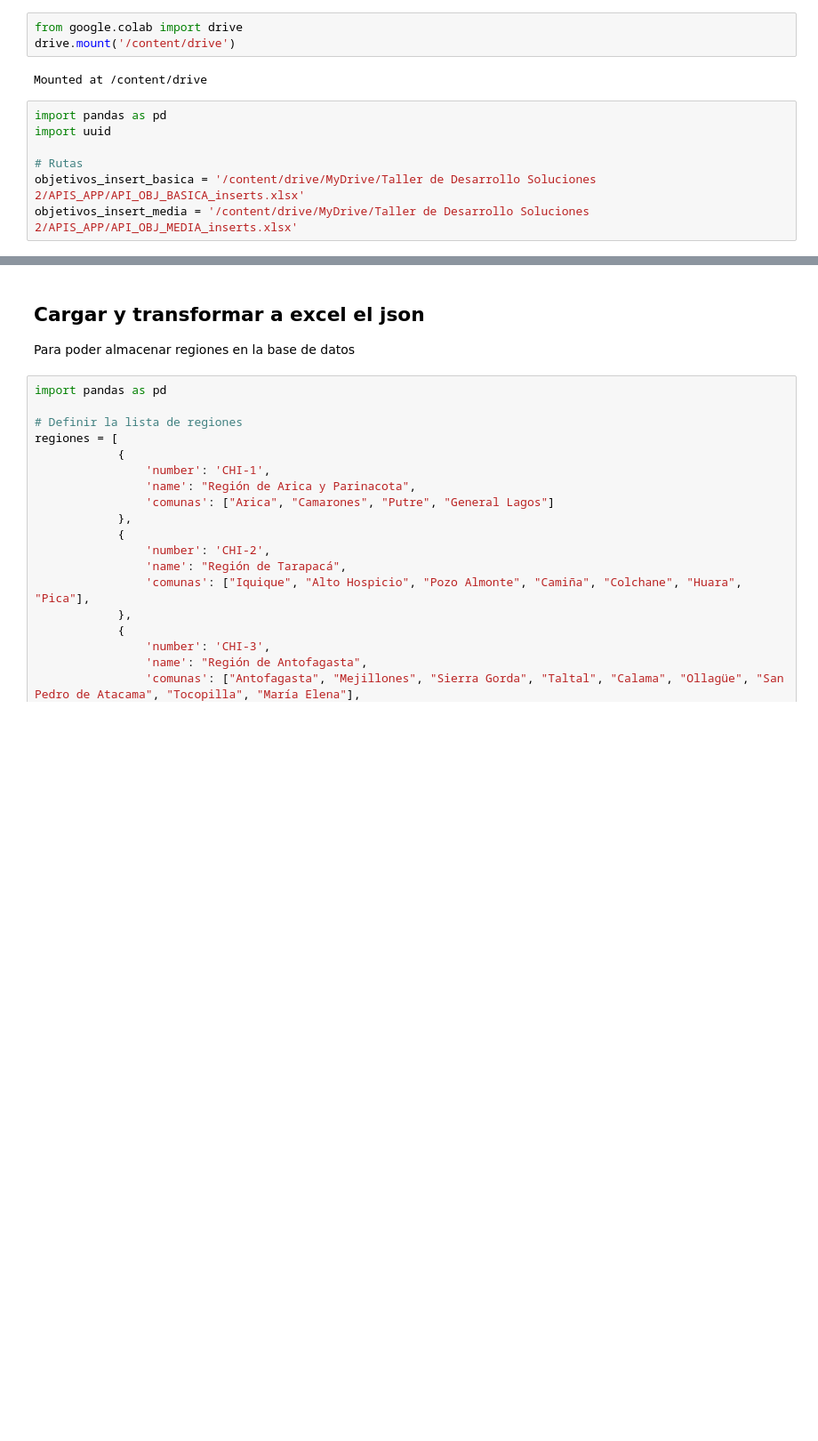
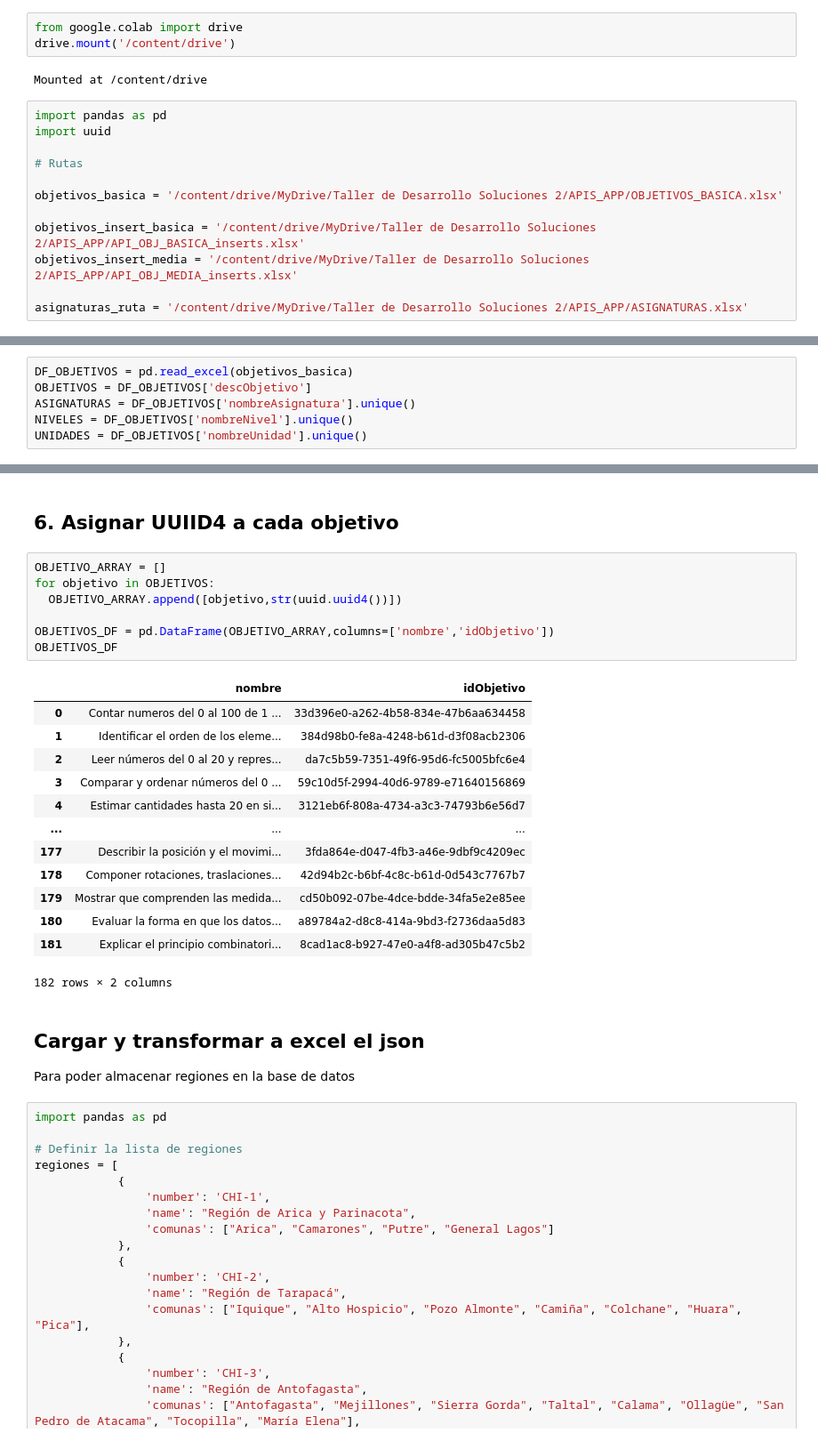
Before and after one commit to Bigote93/APIMINEDUC, a Jupyter notebook: APiGOB.ipynb, the cells around one changed output, grey strips where cells are left out. Shown: that part at 89% size. Drawn from its saved outputs; the diff is of its cells as text; blank space fills up the shorter version.

```diff
--- a/APiGOB.ipynb
+++ b/APiGOB.ipynb
@@ -12,5 +12,10 @@ import pandas as pd
 import uuid
 
 # Rutas
+
+objetivos_basica = '/content/drive/MyDrive/Taller de Desarrollo Soluciones 2/APIS_APP/OBJETIVOS_BASICA.xlsx'
+
 objetivos_insert_basica = '/content/drive/MyDrive/Taller de Desarrollo Soluciones 2/APIS_APP/API_OBJ_BASICA_inserts.xlsx'
 objetivos_insert_media = '/content/drive/MyDrive/Taller de Desarrollo Soluciones 2/APIS_APP/API_OBJ_MEDIA_inserts.xlsx'
+
+asignaturas_ruta = '/content/drive/MyDrive/Taller de Desarrollo Soluciones 2/APIS_APP/ASIGNATURAS.xlsx'
@@ -16,0 +24,6 @@ objetivos_insert_media = '/content/drive/MyDrive/Taller de Desarrollo Soluciones
+# %%
+DF_OBJETIVOS = pd.read_excel(objetivos_basica)
+OBJETIVOS = DF_OBJETIVOS['descObjetivo']
+ASIGNATURAS = DF_OBJETIVOS['nombreAsignatura'].unique()
+NIVELES = DF_OBJETIVOS['nombreNivel'].unique()
+UNIDADES = DF_OBJETIVOS['nombreUnidad'].unique()
@@ -17,3 +84,26 @@ objetivos_insert_media = '/content/drive/MyDrive/Taller de Desarrollo Soluciones
+# %% [markdown]
+## 6. Asignar UUIID4 a cada objetivo
+# %%
+OBJETIVO_ARRAY = []
+for objetivo in OBJETIVOS:
+  OBJETIVO_ARRAY.append([objetivo,str(uuid.uuid4())])
+
+OBJETIVOS_DF = pd.DataFrame(OBJETIVO_ARRAY,columns=['nombre','idObjetivo'])
+OBJETIVOS_DF
+# %% [output]
+|  | nombre | idObjetivo |
+| 0 | Contar numeros del 0 al 100 de 1 ... | 33d396e0-a262-4b58-834e-47b6aa634458 |
+| 1 | Identificar el orden de los eleme... | 384d98b0-fe8a-4248-b61d-d3f08acb2306 |
+| 2 | Leer números del 0 al 20 y repres... | da7c5b59-7351-49f6-95d6-fc5005bfc6e4 |
+| 3 | Comparar y ordenar números del 0 ... | 59c10d5f-2994-40d6-9789-e71640156869 |
+| 4 | Estimar cantidades hasta 20 en si... | 3121eb6f-808a-4734-a3c3-74793b6e56d7 |
+| ... | ... | ... |
+| 177 | Describir la posición y el movimi... | 3fda864e-d047-4fb3-a46e-9dbf9c4209ec |
+| 178 | Componer rotaciones, traslaciones... | 42d94b2c-b6bf-4c8c-b61d-0d543c7767b7 |
+| 179 | Mostrar que comprenden las medida... | cd50b092-07be-4dce-bdde-34fa5e2e85ee |
+| 180 | Evaluar la forma en que los datos... | a89784a2-d8c8-414a-9bd3-f2736daa5d83 |
+| 181 | Explicar el principio combinatori... | 8cad1ac8-b927-47e0-a4f8-ad305b47c5b2 |
+182 rows × 2 columns
 # %% [markdown]
 ## Cargar y transformar a excel el json
 
```
Also changed, not shown: parts of 33 cells of this notebook.
